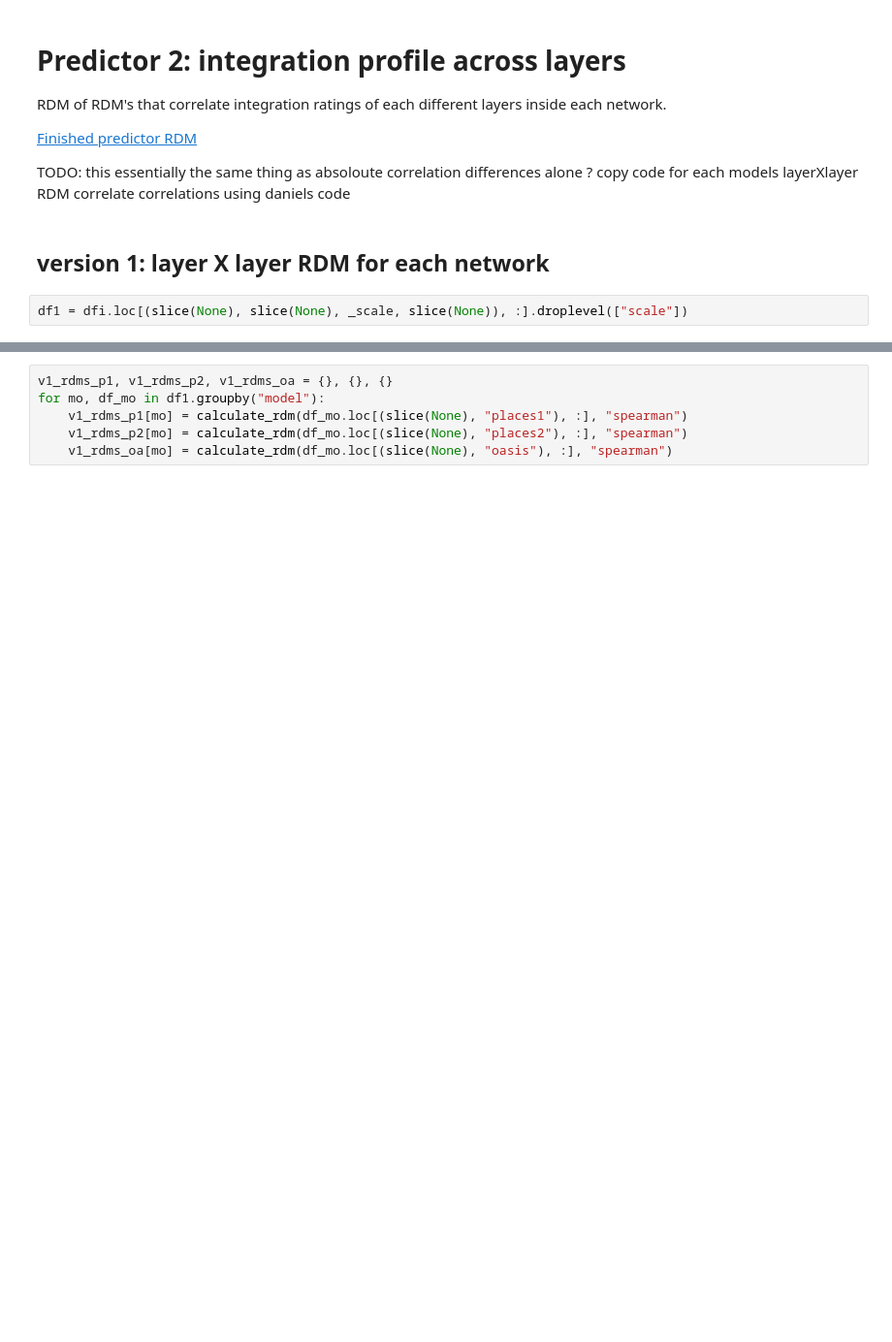
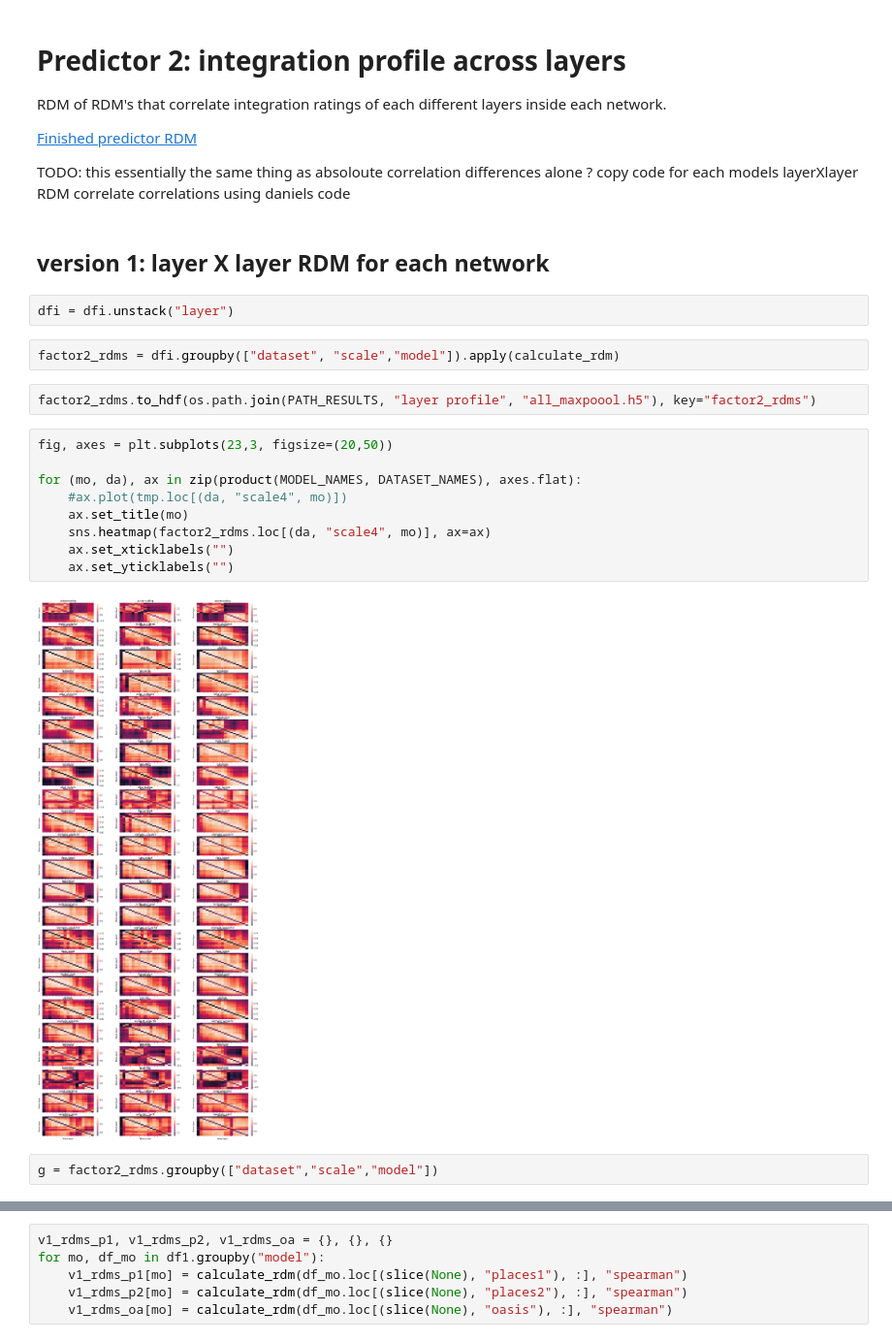
Before and after one commit to toniklenk/analysis-taskonomy, a Jupyter notebook: scripts/factors analysis.ipynb, the cells around one changed output, grey strips where cells are left out. Shown at 97% size. Saved outputs shown, nothing was run; the diff lists cells and outputs as text; blank space fills up the shorter version.

```diff
--- a/scripts/factors analysis.ipynb
+++ b/scripts/factors analysis.ipynb
@@ -667,5 +743,22 @@ copy code for each models layerXlayer RDM
 correlate correlations using daniels code
 # %% [markdown]
 ## version 1: layer X layer RDM for each network
-# %%
-df1 = dfi.loc[(slice(None), slice(None), _scale, slice(None)), :].droplevel(["scale"])
+# %%
+dfi = dfi.unstack("layer")
+# %%
+factor2_rdms = dfi.groupby(["dataset", "scale","model"]).apply(calculate_rdm)
+# %%
+factor2_rdms.to_hdf(os.path.join(PATH_RESULTS, "layer profile", "all_maxpoool.h5"), key="factor2_rdms")
+# %%
+fig, axes = plt.subplots(23,3, figsize=(20,50))
+
+for (mo, da), ax in zip(product(MODEL_NAMES, DATASET_NAMES), axes.flat):
+    #ax.plot(tmp.loc[(da, "scale4", mo)])
+    ax.set_title(mo)
+    sns.heatmap(factor2_rdms.loc[(da, "scale4", mo)], ax=ax)
+    ax.set_xticklabels("")
+    ax.set_yticklabels("")
+# %% [output]
+[figure, added]
+# %%
+g = factor2_rdms.groupby(["dataset","scale","model"])
```
Also changed, not shown: parts of 32 cells of this notebook, 7 other files.
